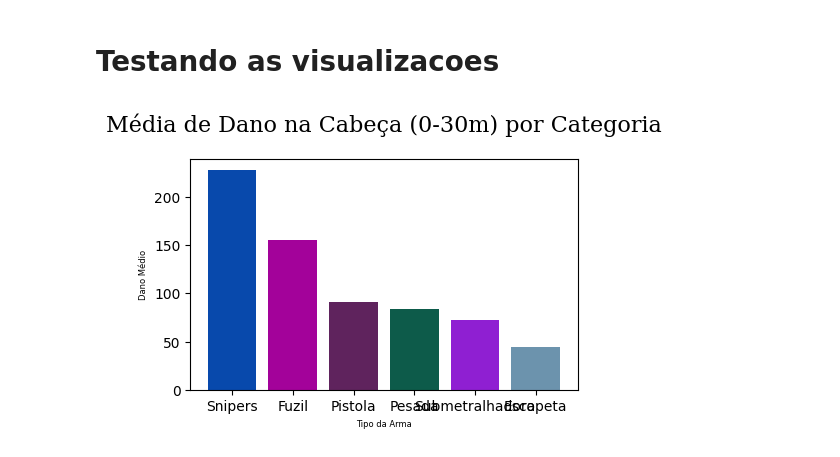
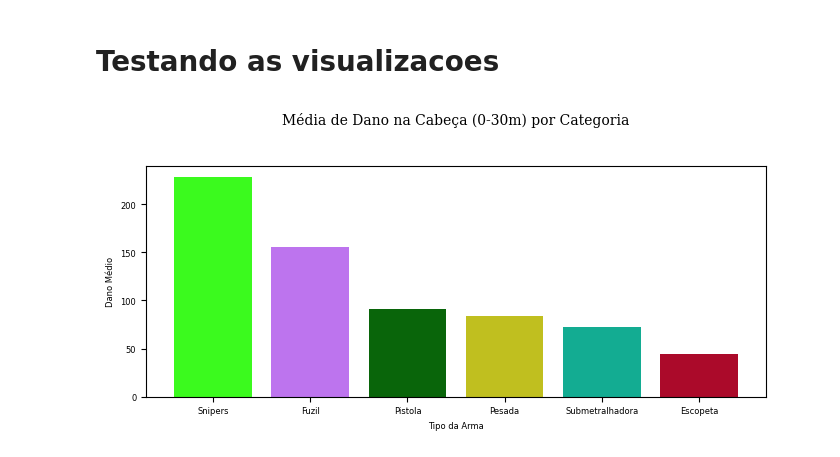
Before and after one commit to ichcamile/estudo-data-viz-com-python, a Jupyter notebook: valorant-weapons_analyses.ipynb, the cells around one changed output. Cells and saved outputs as stored; diff of their text form; code cells hidden in the pictures.

```diff
--- a/valorant-weapons_analyses.ipynb
+++ b/valorant-weapons_analyses.ipynb
@@ -68,28 +68,31 @@ df.head()
 # %%
 # 1. Preparação dos Dados (Sempre primeiro)
 dano_por_tipo = df.groupby('Tipo da Arma')['HDMG_0'].mean()
 dano_por_tipo = dano_por_tipo.sort_values(ascending=False)
 
 # 2. Configuração da Tela (Tem que ser ANTES do plt.bar)
-plt.figure(figsize=(5, 3))
+plt.figure(figsize=(8, 3))
 
 # 3. Desenho do Gráfico
 plt.bar(dano_por_tipo.index, dano_por_tipo.values, color=np.random.rand(len(dano_por_tipo),3))
 
 # 4. Estilização (Títulos e Eixos)
 plt.title('Média de Dano na Cabeça (0-30m) por Categoria',
-          fontsize=16,
+          fontsize=10,
           fontweight='light',
           fontfamily='serif',
-          pad=20)
+          pad=30)
+
 
 plt.xlabel('Tipo da Arma', fontsize=6)
 plt.ylabel('Dano Médio', fontsize=6)
 
+plt.xticks(fontsize=6) # Categorias no eixo X
+plt.yticks(fontsize=6)              # Valores no eixo Y
 # 5. Exibição
 plt.show()
 # %% [output]
-[figure, old version]
+[figure, new version]
 # %%
 import matplotlib.pyplot as plt
 import numpy as np
```
Also changed, not shown: parts of 1 cell of this notebook.
